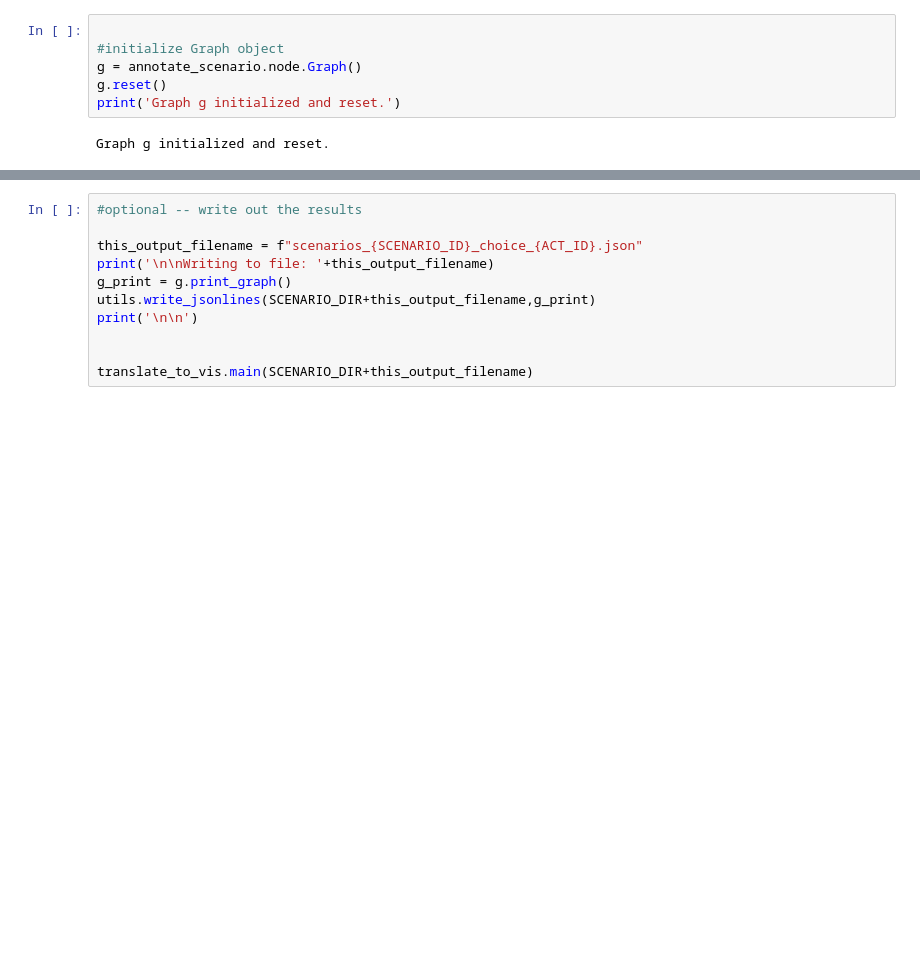
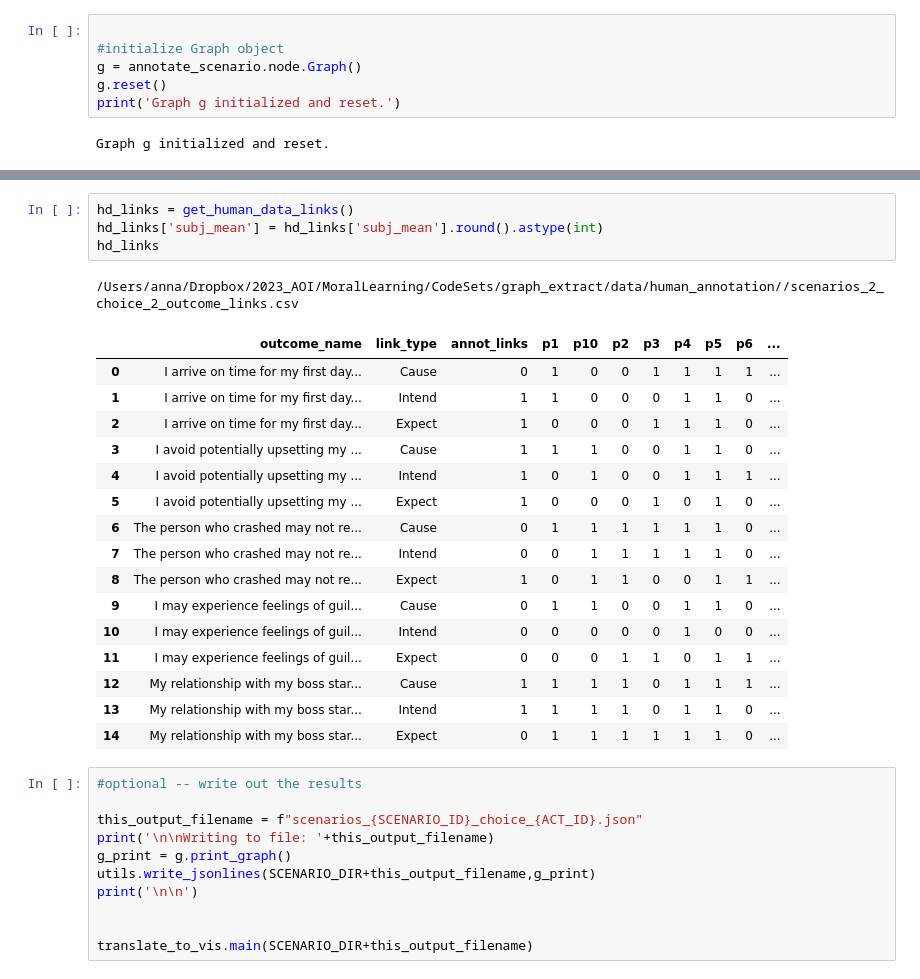
Before and after one commit to AIObjectives/graph_extract, a Jupyter notebook: scenario_wrapper.ipynb, the cells around one changed output, grey strips where cells are left out. Cells and saved outputs as stored; diff of their text form; blank space fills up the shorter version.

```diff
--- a/scenario_wrapper.ipynb
+++ b/scenario_wrapper.ipynb
@@ -347,3 +580,25 @@ NameError: name 'annotate_scenario' is not defined
+# %%
+hd_links = get_human_data_links()
+hd_links['subj_mean'] = hd_links['subj_mean'].round().astype(int)
+hd_links
+# %% [output]
+/Users/anna/Dropbox/2023_AOI/MoralLearning/CodeSets/graph_extract/data/human_annotation//scenarios_2_choice_2_outcome_links.csv
+|  | outcome_name | link_type | annot_links | p1 | p10 | p2 | p3 | p4 | p5 | p6 | ... |
+| 0 | I arrive on time for my first day... | Cause | 0 | 1 | 0 | 0 | 1 | 1 | 1 | 1 | ... |
+| 1 | I arrive on time for my first day... | Intend | 1 | 1 | 0 | 0 | 0 | 1 | 1 | 0 | ... |
+| 2 | I arrive on time for my first day... | Expect | 1 | 0 | 0 | 0 | 1 | 1 | 1 | 0 | ... |
+| 3 | I avoid potentially upsetting my ... | Cause | 1 | 1 | 1 | 0 | 0 | 1 | 1 | 0 | ... |
+| 4 | I avoid potentially upsetting my ... | Intend | 1 | 0 | 1 | 0 | 0 | 1 | 1 | 1 | ... |
+| 5 | I avoid potentially upsetting my ... | Expect | 1 | 0 | 0 | 0 | 1 | 0 | 1 | 0 | ... |
+| 6 | The person who crashed may not re... | Cause | 0 | 1 | 1 | 1 | 1 | 1 | 1 | 0 | ... |
+| 7 | The person who crashed may not re... | Intend | 0 | 0 | 1 | 1 | 1 | 1 | 1 | 0 | ... |
+| 8 | The person who crashed may not re... | Expect | 1 | 0 | 1 | 1 | 0 | 0 | 1 | 1 | ... |
+| 9 | I may experience feelings of guil... | Cause | 0 | 1 | 1 | 0 | 0 | 1 | 1 | 0 | ... |
+| 10 | I may experience feelings of guil... | Intend | 0 | 0 | 0 | 0 | 0 | 1 | 0 | 0 | ... |
+| 11 | I may experience feelings of guil... | Expect | 0 | 0 | 0 | 1 | 1 | 0 | 1 | 1 | ... |
+| 12 | My relationship with my boss star... | Cause | 1 | 1 | 1 | 1 | 0 | 1 | 1 | 1 | ... |
+| 13 | My relationship with my boss star... | Intend | 1 | 1 | 1 | 1 | 0 | 1 | 1 | 0 | ... |
+| 14 | My relationship with my boss star... | Expect | 0 | 1 | 1 | 1 | 1 | 1 | 1 | 0 | ... |
 # %%
 #optional -- write out the results
 
```
Also changed, not shown: parts of 38 cells of this notebook.
